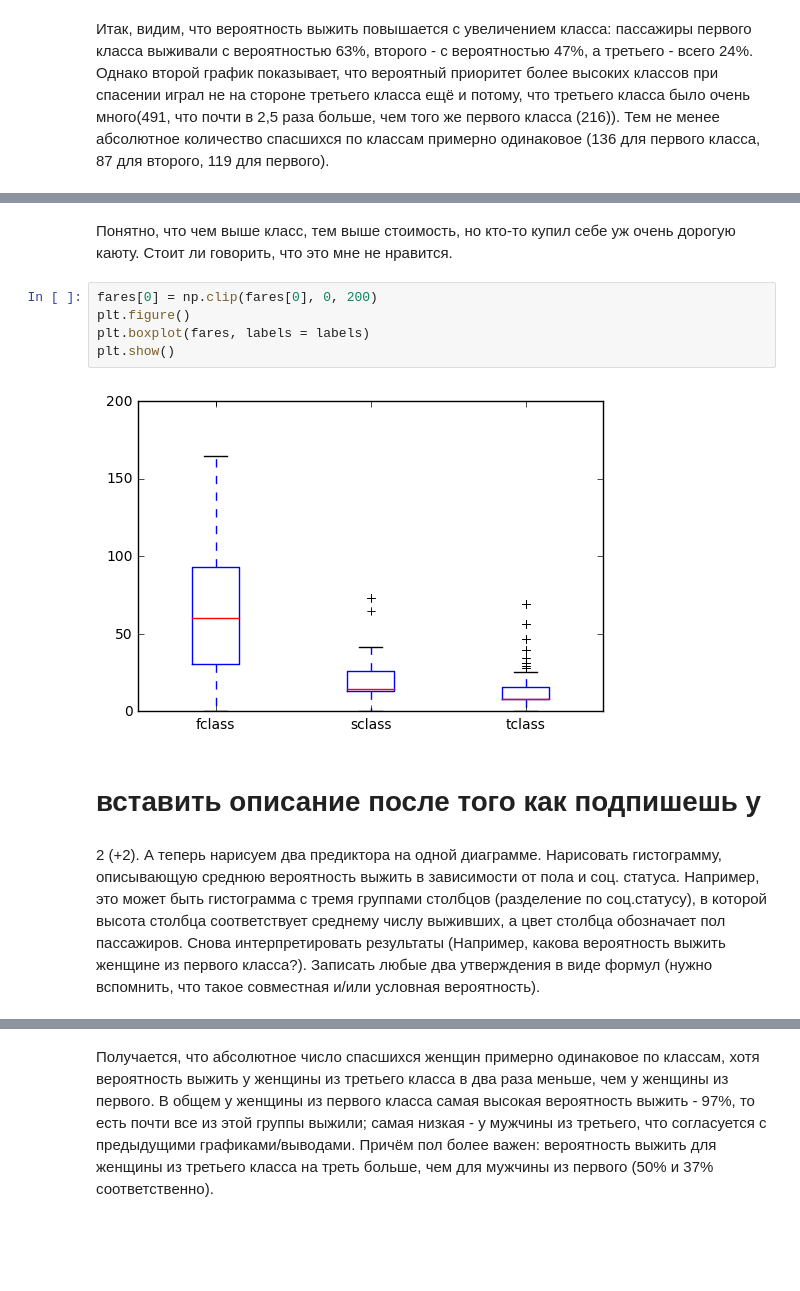
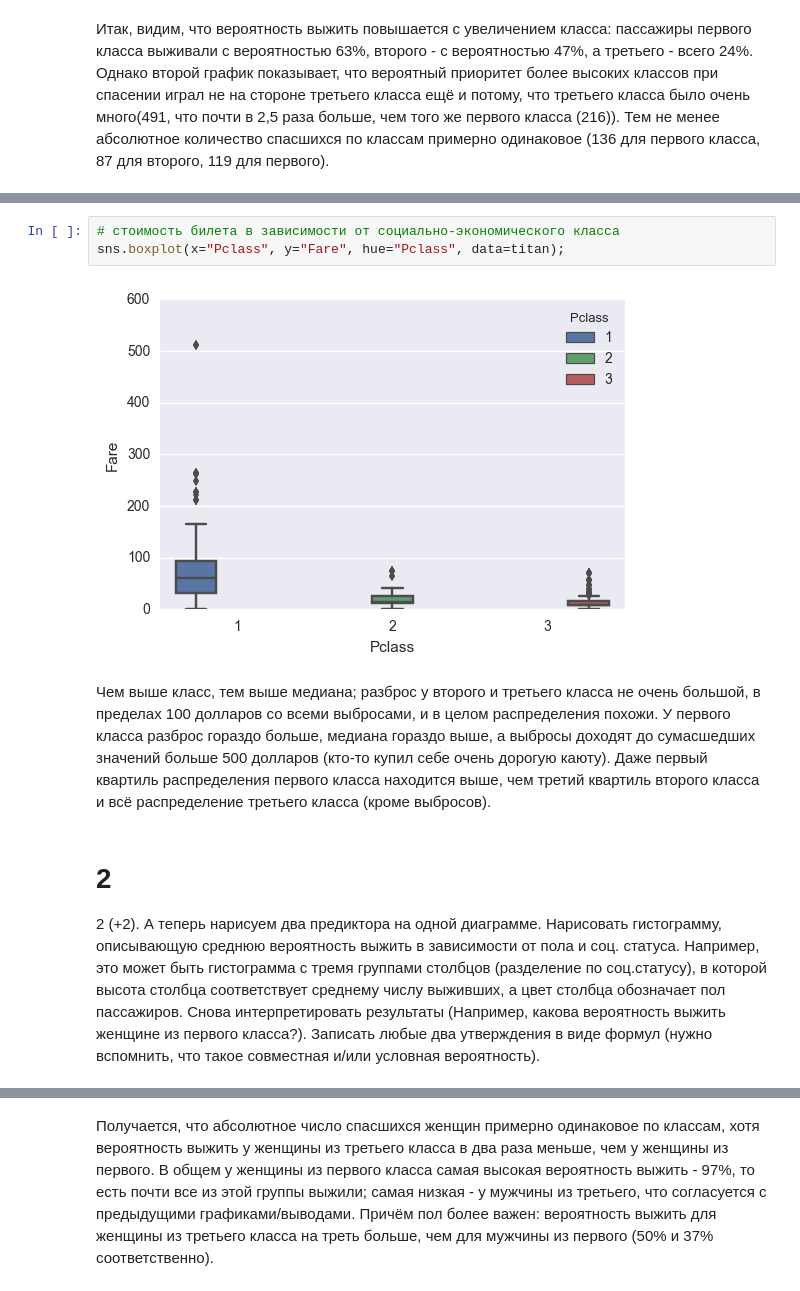
Before and after one commit to BasilisAndr/ml, a Jupyter notebook: titanic.ipynb, the cells around one changed output, grey strips where cells are left out. Drawn from its saved outputs; the diff is of its cells as text; blank space fills up the shorter version.

```diff
--- a/titanic.ipynb
+++ b/titanic.ipynb
@@ -112,16 +106,13 @@ plt.show()
-# %% [markdown]
-Понятно, что чем выше класс, тем выше стоимость, но кто-то купил себе уж очень дорогую каюту.
-Стоит ли говорить, что это мне не нравится.
-# %%
-fares[0] = np.clip(fares[0], 0, 200)
-plt.figure()
-plt.boxplot(fares, labels = labels)
-plt.show()
-# %% [output]
-[figure, removed]
-# %% [markdown]
-# вставить описание после того как подпишешь y
+# %%
+# стоимость билета в зависимости от социально-экономического класса
+sns.boxplot(x="Pclass", y="Fare", hue="Pclass", data=titan);
+# %% [output]
+[figure, added]
+# %% [markdown]
+Чем выше класс, тем выше медиана; разброс у второго и третьего класса не очень большой, в пределах 100 долларов со всеми выбросами, и в целом распределения похожи. У первого класса разброс гораздо больше, медиана гораздо выше, а выбросы доходят до сумасшедших значений больше 500 долларов (кто-то купил себе очень дорогую каюту). Даже первый квартиль распределения первого класса находится выше, чем третий квартиль второго класса и всё распределение третьего класса (кроме выбросов).
 # %% [markdown]
+# 2
+
 2 (+2). А теперь нарисуем два предиктора на одной диаграмме. Нарисовать гистограмму, описывающую среднюю вероятность выжить в зависимости от пола и соц. статуса. Например, это может быть гистограмма с тремя группами столбцов (разделение по соц.статусу), в которой высота столбца соответствует среднему числу выживших, а цвет столбца обозначает пол пассажиров. Снова интерпретировать результаты (Например, какова вероятность выжить женщине из первого класса?). Записать любые два утверждения в виде формул (нужно вспомнить, что такое совместная и/или условная вероятность).
 # %%
 men_class = []
```
Also changed, not shown: parts of 27 cells of this notebook.
